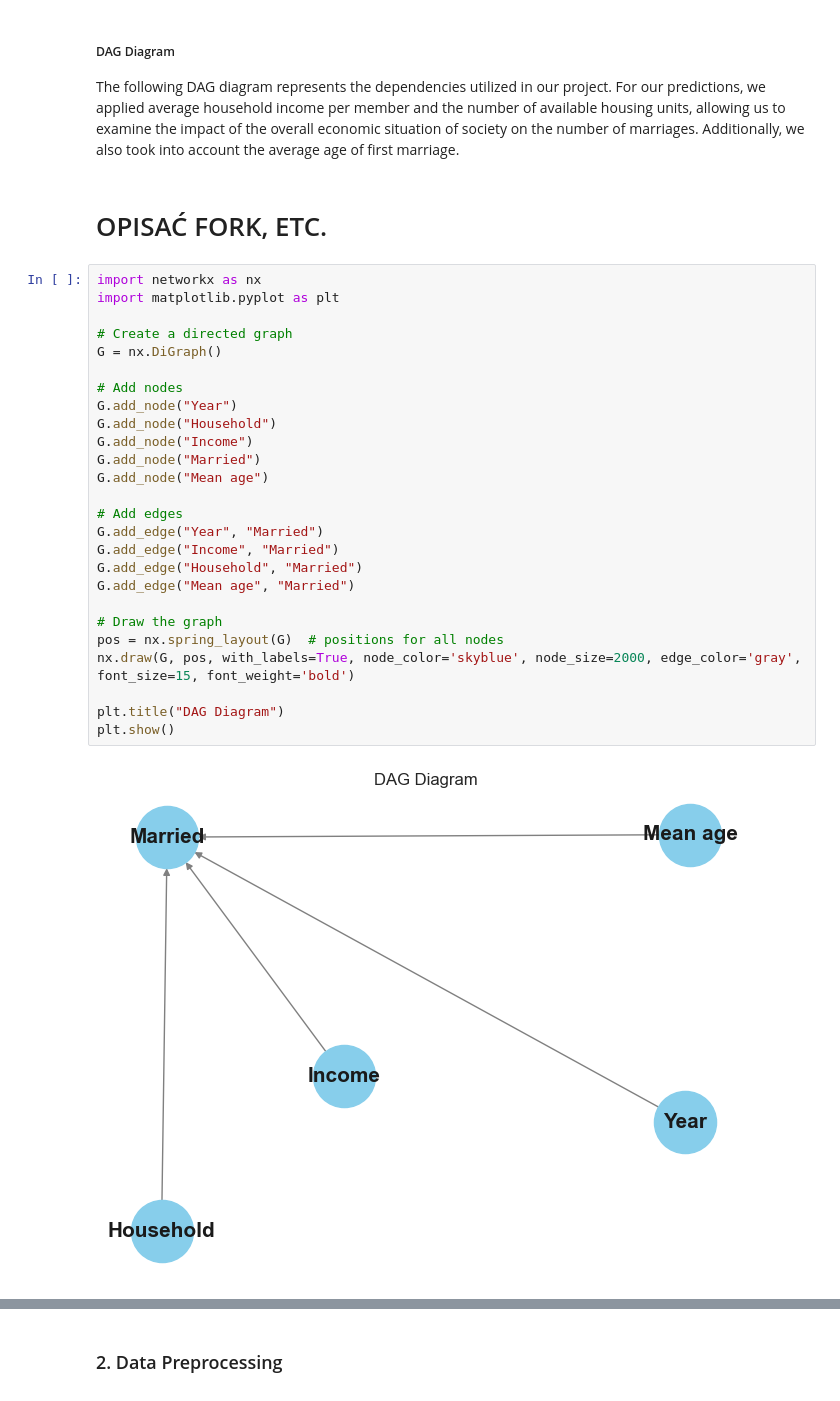
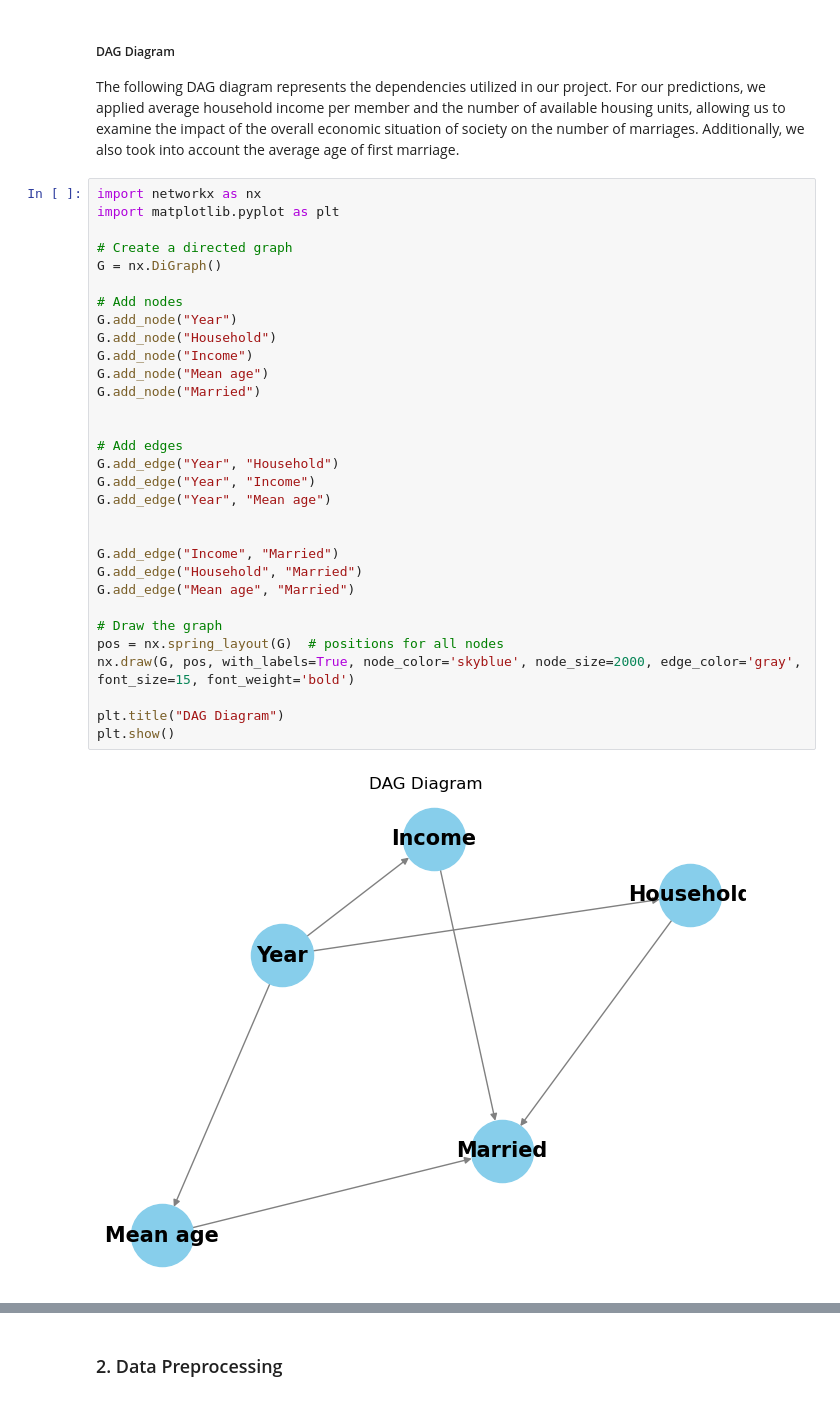
Before and after one commit to Julnowak/DA_project, a Jupyter notebook: final.ipynb, the cells around one changed output, grey strips where cells are left out. Drawn from its saved outputs; the diff is of its cells as text.

```diff
--- a/final.ipynb
+++ b/final.ipynb
@@ -22,33 +25,36 @@ The data includes various tables from the Current Population Survey (CPS), condu
 # %% [markdown]
 ##### DAG Diagram
 The following DAG diagram represents the dependencies utilized in our project. For our predictions, we applied average household income per member and the number of available housing units, allowing us to examine the impact of the overall economic situation of society on the number of marriages. Additionally, we also took into account the average age of first marriage.
-# %% [markdown]
-# OPISAĆ FORK, ETC.
 # %%
 import networkx as nx
 import matplotlib.pyplot as plt
 
 # Create a directed graph
 G = nx.DiGraph()
 
 # Add nodes
 G.add_node("Year")
 G.add_node("Household")
 G.add_node("Income")
+G.add_node("Mean age")
 G.add_node("Married")
-G.add_node("Mean age")
+
 
 # Add edges
-G.add_edge("Year", "Married")
+G.add_edge("Year", "Household")
+G.add_edge("Year", "Income")
+G.add_edge("Year", "Mean age")
+
+
 G.add_edge("Income", "Married")
 G.add_edge("Household", "Married")
 G.add_edge("Mean age", "Married")
 
 # Draw the graph
 pos = nx.spring_layout(G)  # positions for all nodes
 nx.draw(G, pos, with_labels=True, node_color='skyblue', node_size=2000, edge_color='gray', font_size=15, font_weight='bold')
 
 plt.title("DAG Diagram")
 plt.show()
 # %% [output]
-[figure, old version]
+[figure, new version]
```
Also changed, not shown: parts of 38 cells of this notebook.
